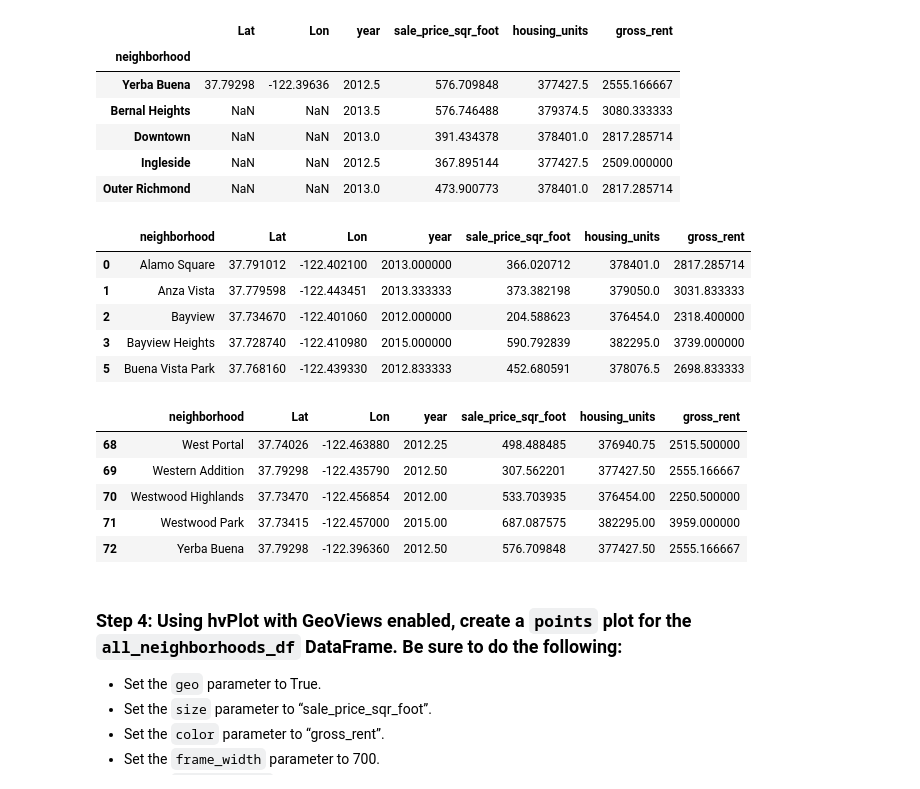
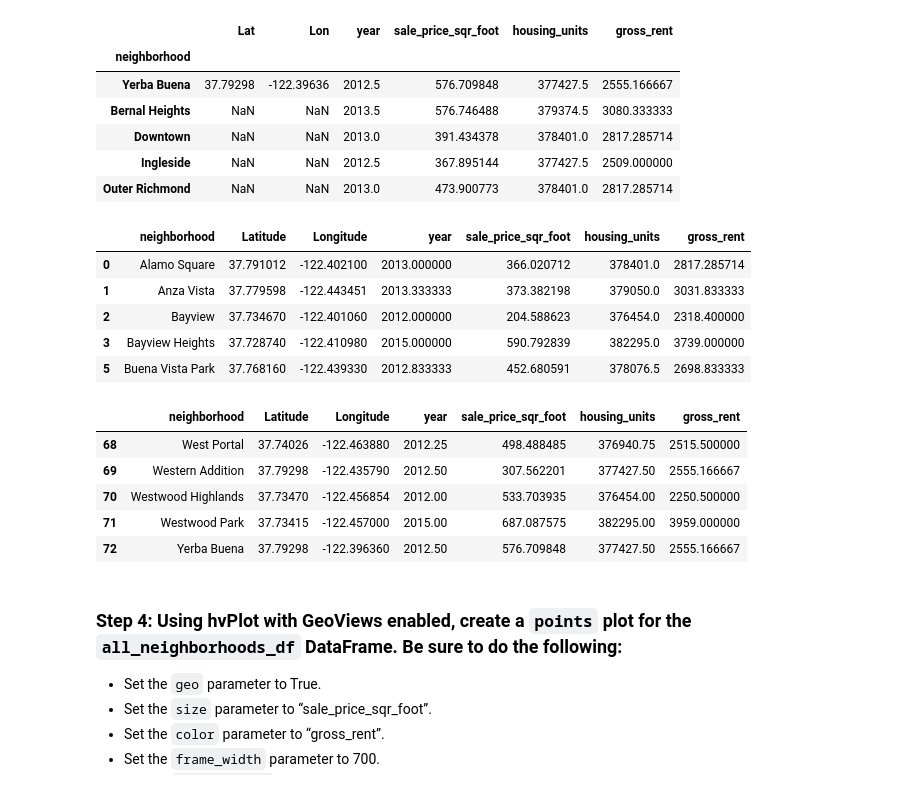
Before and after one commit to MontgomeryG/python-homework, a Jupyter notebook: Module 6 Challenge/san_francisco_housing.ipynb, the cells around one changed output. Cells and saved outputs as stored; diff of their text form; code cells hidden in the pictures.

```diff
--- a/Module 6 Challenge/san_francisco_housing.ipynb
+++ b/Module 6 Challenge/san_francisco_housing.ipynb
@@ -591,21 +592,24 @@ display(all_neighborhoods_df.tail())
 # %%
 # Call the dropna function to remove any neighborhoods that do not have data
 all_neighborhoods_df = all_neighborhoods_df.reset_index().dropna()
 
 # Rename the "index" column as "Neighborhood" for use in the Visualization
 all_neighborhoods_df = all_neighborhoods_df.rename(columns={"index": "Neighborhood"})
 
+all_neighborhoods_df = all_neighborhoods_df.rename(columns={'Lat': 'Latitude', 'Lon': 'Longitude'})
+
+
 # Review the resulting DataFrame
 display(all_neighborhoods_df.head())
 display(all_neighborhoods_df.tail())
 # %% [output]
-|  | neighborhood | Lat | Lon | year | sale_price_sqr_foot | housing_units | gross_rent |
+|  | neighborhood | Latitude | Longitude | year | sale_price_sqr_foot | housing_units | gross_rent |
 | 0 | Alamo Square | 37.791012 | -122.402100 | 2013.000000 | 366.020712 | 378401.0 | 2817.285714 |
 | 1 | Anza Vista | 37.779598 | -122.443451 | 2013.333333 | 373.382198 | 379050.0 | 3031.833333 |
 | 2 | Bayview | 37.734670 | -122.401060 | 2012.000000 | 204.588623 | 376454.0 | 2318.400000 |
 | 3 | Bayview Heights | 37.728740 | -122.410980 | 2015.000000 | 590.792839 | 382295.0 | 3739.000000 |
 | 5 | Buena Vista Park | 37.768160 | -122.439330 | 2012.833333 | 452.680591 | 378076.5 | 2698.833333 |
-|  | neighborhood | Lat | Lon | year | sale_price_sqr_foot | housing_units | gross_rent |
+|  | neighborhood | Latitude | Longitude | year | sale_price_sqr_foot | housing_units | gross_rent |
 | 68 | West Portal | 37.74026 | -122.463880 | 2012.25 | 498.488485 | 376940.75 | 2515.500000 |
 | 69 | Western Addition | 37.79298 | -122.435790 | 2012.50 | 307.562201 | 377427.50 | 2555.166667 |
 | 70 | Westwood Highlands | 37.73470 | -122.456854 | 2012.00 | 533.703935 | 376454.00 | 2250.500000 |
```
Also changed, not shown: parts of 3 cells of this notebook.
